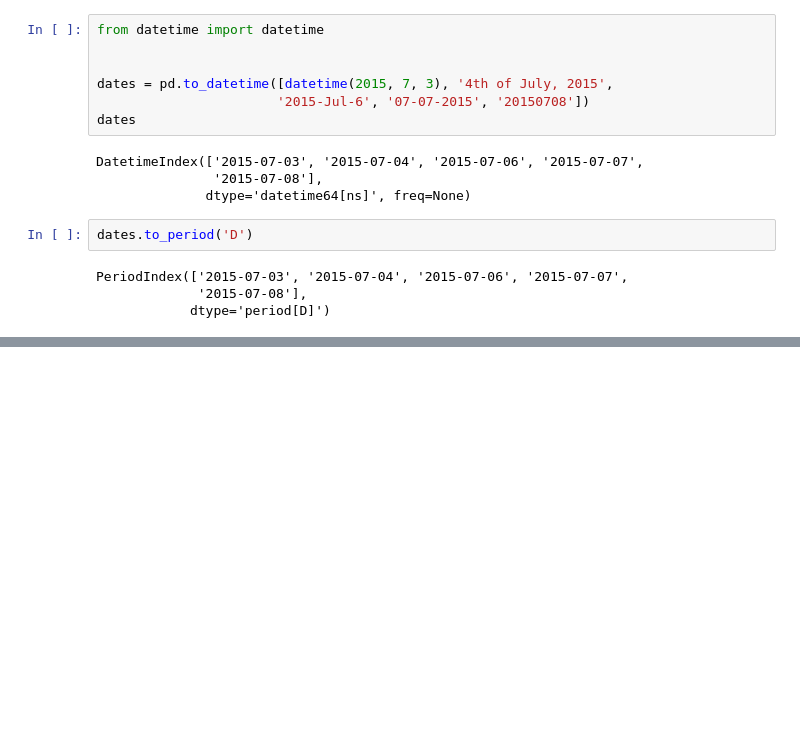
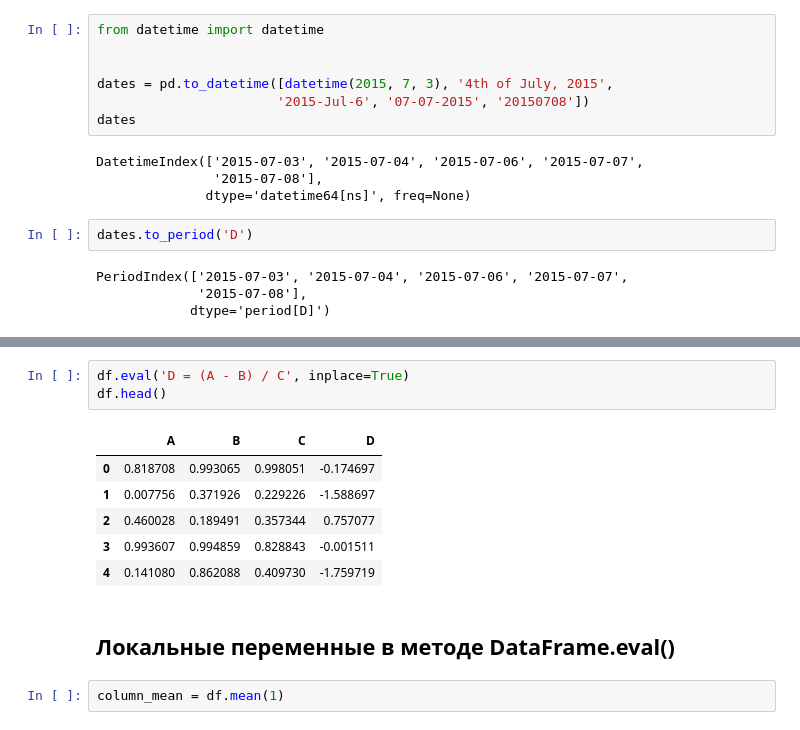
Before and after one commit to ensofter/python_for_difficult_tasks, a Jupyter notebook: Part 3 - Data Manipulation with Pandas.ipynb, the cells around one changed output, grey strips where cells are left out. Drawn from its saved outputs; the diff is of its cells as text; blank space fills up the shorter version.

```diff
--- a/Part 3 - Data Manipulation with Pandas.ipynb
+++ b/Part 3 - Data Manipulation with Pandas.ipynb
@@ -2197,0 +2327,14 @@ by_time.loc['Weekend'].plot(ax=ax[1], title='Weekends',
+# %%
+df.eval('D = (A - B) / C', inplace=True)
+df.head()
+# %% [output]
+|  | A | B | C | D |
+| 0 | 0.818708 | 0.993065 | 0.998051 | -0.174697 |
+| 1 | 0.007756 | 0.371926 | 0.229226 | -1.588697 |
+| 2 | 0.460028 | 0.189491 | 0.357344 | 0.757077 |
+| 3 | 0.993607 | 0.994859 | 0.828843 | -0.001511 |
+| 4 | 0.141080 | 0.862088 | 0.409730 | -1.759719 |
+# %% [markdown]
+## Локальные переменные в методе DataFrame.eval()
+# %%
+column_mean = df.mean(1)
```
Also changed, not shown: parts of 100 cells of this notebook.
